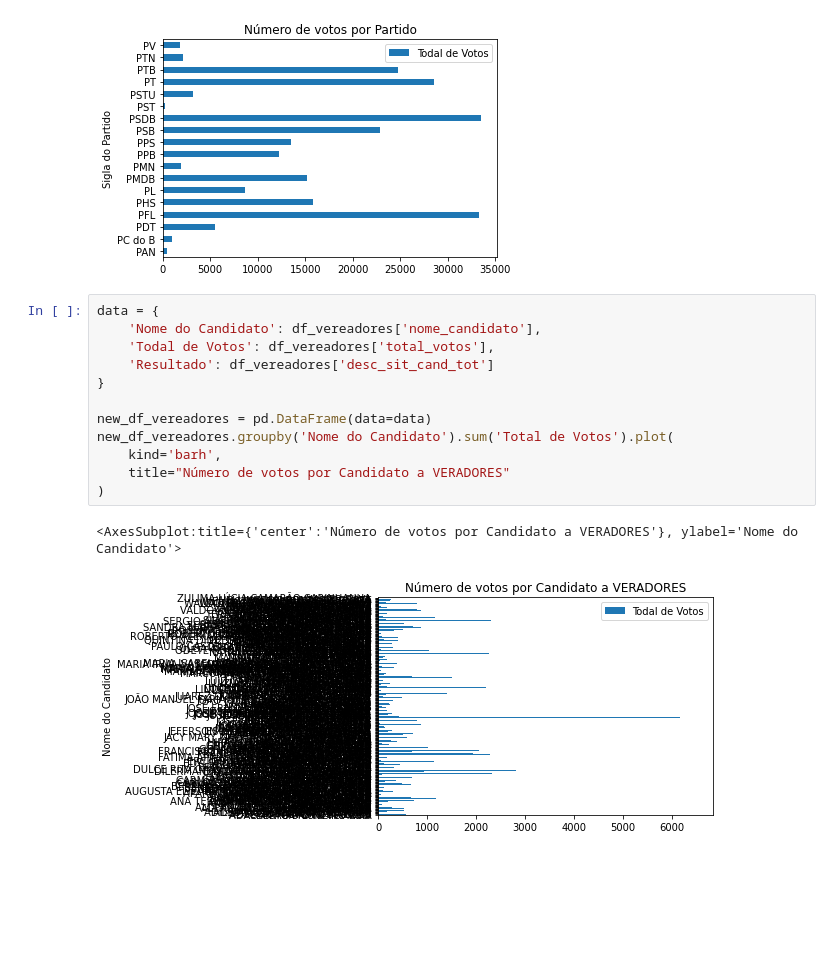
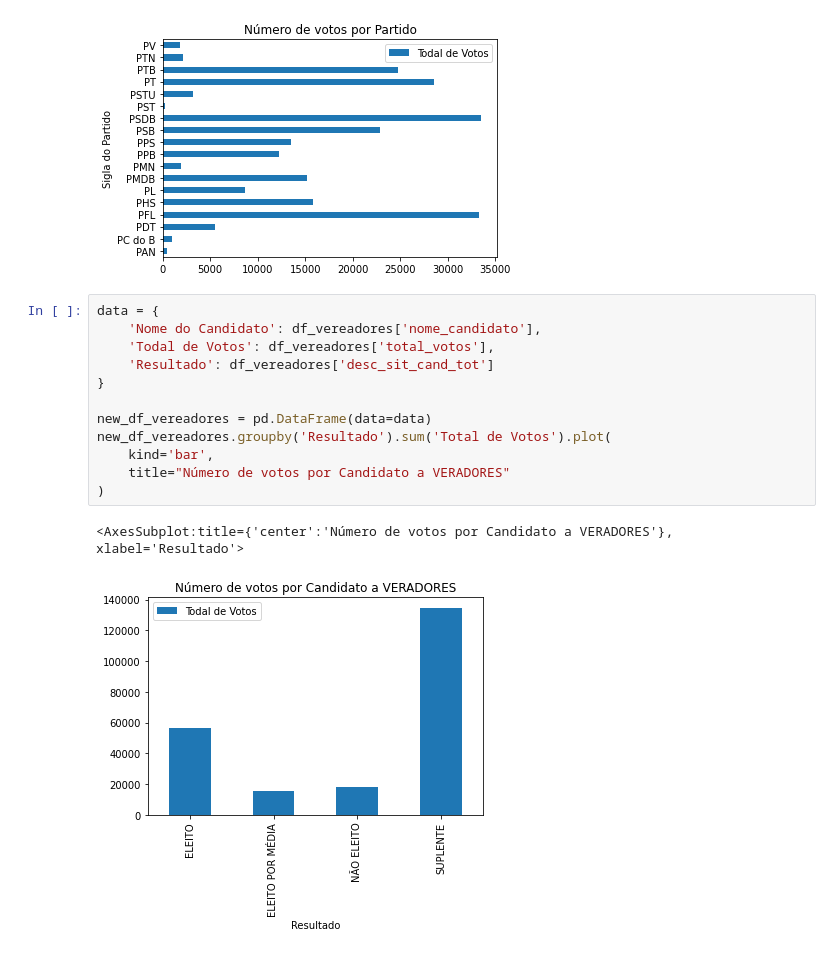
Before and after one commit to PGabriel-MB/AnaliseDadosEleitorais, a Jupyter notebook: Vereadores.ipynb, the cells around one changed output. Cells and saved outputs as stored; diff of their text form; blank space fills up the shorter version.

```diff
--- a/Vereadores.ipynb
+++ b/Vereadores.ipynb
@@ -63,15 +63,15 @@ new_df_vereadores.groupby('Sigla do Partido').sum('Total de Votos').plot(
 # %%
 data = {
     'Nome do Candidato': df_vereadores['nome_candidato'],
     'Todal de Votos': df_vereadores['total_votos'],
     'Resultado': df_vereadores['desc_sit_cand_tot']
 }
 
 new_df_vereadores = pd.DataFrame(data=data)
-new_df_vereadores.groupby('Nome do Candidato').sum('Total de Votos').plot(
-    kind='barh',
+new_df_vereadores.groupby('Resultado').sum('Total de Votos').plot(
+    kind='bar',
     title="Número de votos por Candidato a VERADORES"
 )
 # %% [output]
-<AxesSubplot:title={'center':'Número de votos por Candidato a VERADORES'}, ylabel='Nome do Candidato'>
+<AxesSubplot:title={'center':'Número de votos por Candidato a VERADORES'}, xlabel='Resultado'>
-[figure, old version]
+[figure, new version]
```
Also changed, not shown: 1 other file.
